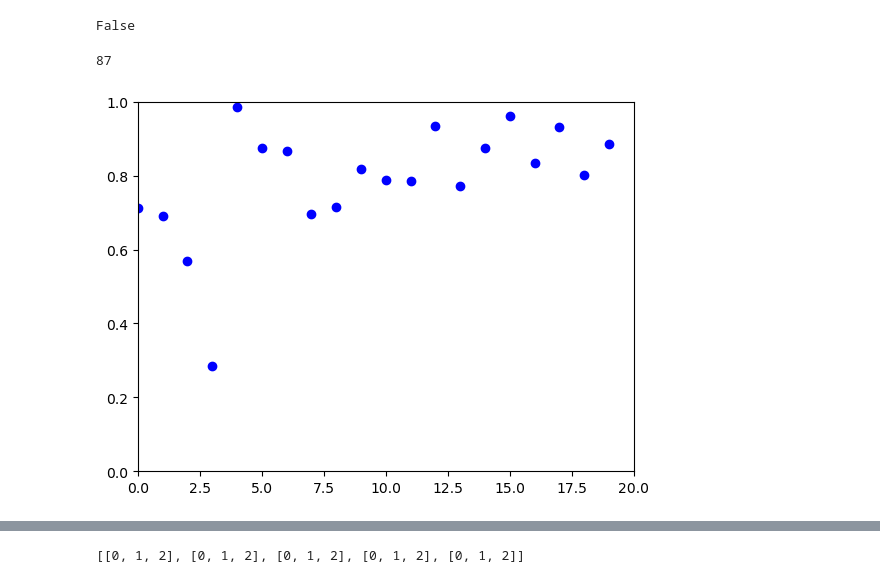
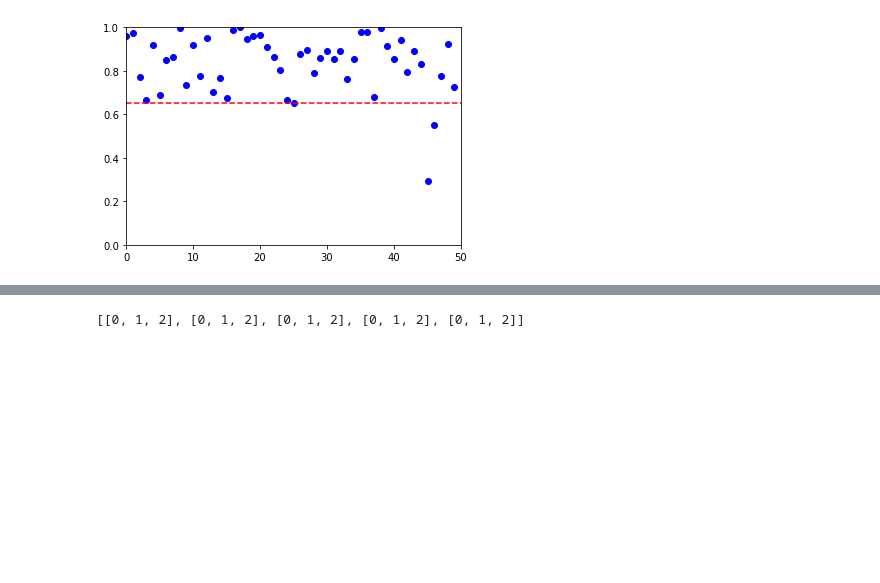
Before and after one commit to elizllaw/CSS_group0, a Jupyter notebook: leon.ipynb, the cells around one changed output, grey strips where cells are left out. Cells and saved outputs as stored; diff of their text form; code cells hidden in the pictures; blank space fills up the shorter version.

Commit message:
fixed animation

```diff
--- a/leon.ipynb
+++ b/leon.ipynb
@@ -5,10 +5,10 @@ import powerlaw
 from collections import defaultdict
 import pandas as pd
 
-def bak_sneppen_1D(n_iterations, skip_iterations, n_species, local_segment=[0,0]):
+def bak_sneppen_1D(n_iterations, skip_iterations, n_species, threshold=0.65, local_segment=[0,0]):
     # Initialize the system
     fitness = np.random.rand(n_species)
-    threshold = 0.65
+    # threshold = 0.65
     gap_function_value = 0
     min_fitness = np.zeros(n_iterations - skip_iterations)
     fitness_history = []
@@ -66,8 +66,11 @@ def bak_sneppen_1D(n_iterations, skip_iterations, n_species, local_segment=[0,0]
                 # add frame to animation
                 if animate == True:
                     # print(f'animation append: {i - avalanche_start}')
-                    animation_list.append(fitness)
+                    animation_list.append(list(fitness))
+                    # print(f"new fitness:")
                     # print(fitness)
+                    # print(f'last 5 frames')
+                    # print(animation_list[-5:])
 
             # start of new avalanche
             if min_fitness_value < threshold and avalanche == False:
@@ -78,8 +81,8 @@ def bak_sneppen_1D(n_iterations, skip_iterations, n_species, local_segment=[0,0]
                 # animate avalanche
                 if animate == True:
                     animation_list = []
-                    # print(f'start animation:')
-                    animation_list.append(fitness)
+                    print(f'start animation:')
+                    animation_list.append(list(fitness))
                 avalanche = True
 
             # end of an avalanche
@@ -96,7 +99,8 @@ def bak_sneppen_1D(n_iterations, skip_iterations, n_species, local_segment=[0,0]
                 # turn off animation only with a big avalanche
                 if len(animation_list) > 50 and len(animation_list) < 1001 and animate == True:
                     # print(f'animation stop, avalanche size: {avalanche_size}')
-                    # print(len(animation_list))
+                    print(len(animation_list))
+                    print(animation_list)
                     animate = False
 
 
@@ -104,16 +108,17 @@ def bak_sneppen_1D(n_iterations, skip_iterations, n_species, local_segment=[0,0]
     return min_fitness, fitness_history, avalanche_sizes_global, avalanche_sizes_local, avalanche_activity_global, avalanche_activity_local, animation_list
 # %%
 # Run the Bak-Sneppen simulation
-n_iterations = 1000000
-skip_iterations = 200000
-local_segment = [1,8]
-n_species = 100
+n_iterations = 100000
+skip_iterations = 20000
+local_segment = [1,2]
+n_species = 50
 avalanche_sizes_local = [0,0]
 animation_list = []
+threshold = 0.65
 
 counter = 0
 while sum(x != 0 for x in avalanche_sizes_local) < 1:
     counter += 1
     print(f'{counter}, {sum(x != 0 for x in avalanche_sizes_local)}', end='\r')
-    min_fitness, fitness_history, avalanche_sizes_global, avalanche_sizes_local, avalanche_activity_global, avalanche_activity_local, animation_list = bak_sneppen_1D(n_iterations, skip_iterations, n_species, local_segment)
+    min_fitness, fitness_history, avalanche_sizes_global, avalanche_sizes_local, avalanche_activity_global, avalanche_activity_local, animation_list = bak_sneppen_1D(n_iterations, skip_iterations, n_species, threshold, local_segment)
 # %% [output]
@@ -141,50 +133,51 @@ while sum(x != 0 for x in avalanche_sizes_local) < 1:
-# %%
-all(all(x == sublist[0] for x in sublist) for sublist in animation_list)
-# %% [output]
-False
 # %%
 import matplotlib.animation as animation
 
+
 # Sample x and y lists
-species_locations = [[x for x in range(0,n_species)]] * len(animation_list)
-
-print(len(animation_list))
+species_locations = [[x for x in range(0, n_species)]] * len(animation_list)
 
 # Set the frames per second (fps)
-fps = 10
+fps = 5
 
 # Create a figure and axis
 fig, ax = plt.subplots()
 
 # Create an empty plot
 points, = ax.plot([], [], 'bo')
+line, = ax.plot([], [], 'r--')  # Create a line plot for the threshold
 
 # Set the axes limits
 ax.set_xlim(0, n_species)
 ax.set_ylim(0, 1)
+
+# Set the threshold value
+threshold = 0.65
 
 # Function to update the plot for each frame
 def update(frame):
     # Get the x and y values for the current frame
     y = animation_list[frame]
     x = species_locations[frame]
 
     # Update the data of the plot
     points.set_data(x, y)
 
-    return points,
+    # Update the threshold line
+    line.set_data([0, n_species], [threshold, threshold])
+
+    return points, line
 
 # Create the animation
 ani = animation.FuncAnimation(fig, update, frames=len(animation_list), interval=1000/fps)
 
-# Save the animation as an mp4 file
+# Save the animation as a GIF file
 ani.save('animation.gif', writer='pillow')
 
 # Display the animation
 plt.show()
 # %% [output]
-87
-[figure, old version]
+[figure, new version]
 # %%
 import matplotlib.pyplot as plt
 import matplotlib.animation as animation
```
Also changed, not shown: parts of 8 cells of this notebook, 1 other file.
